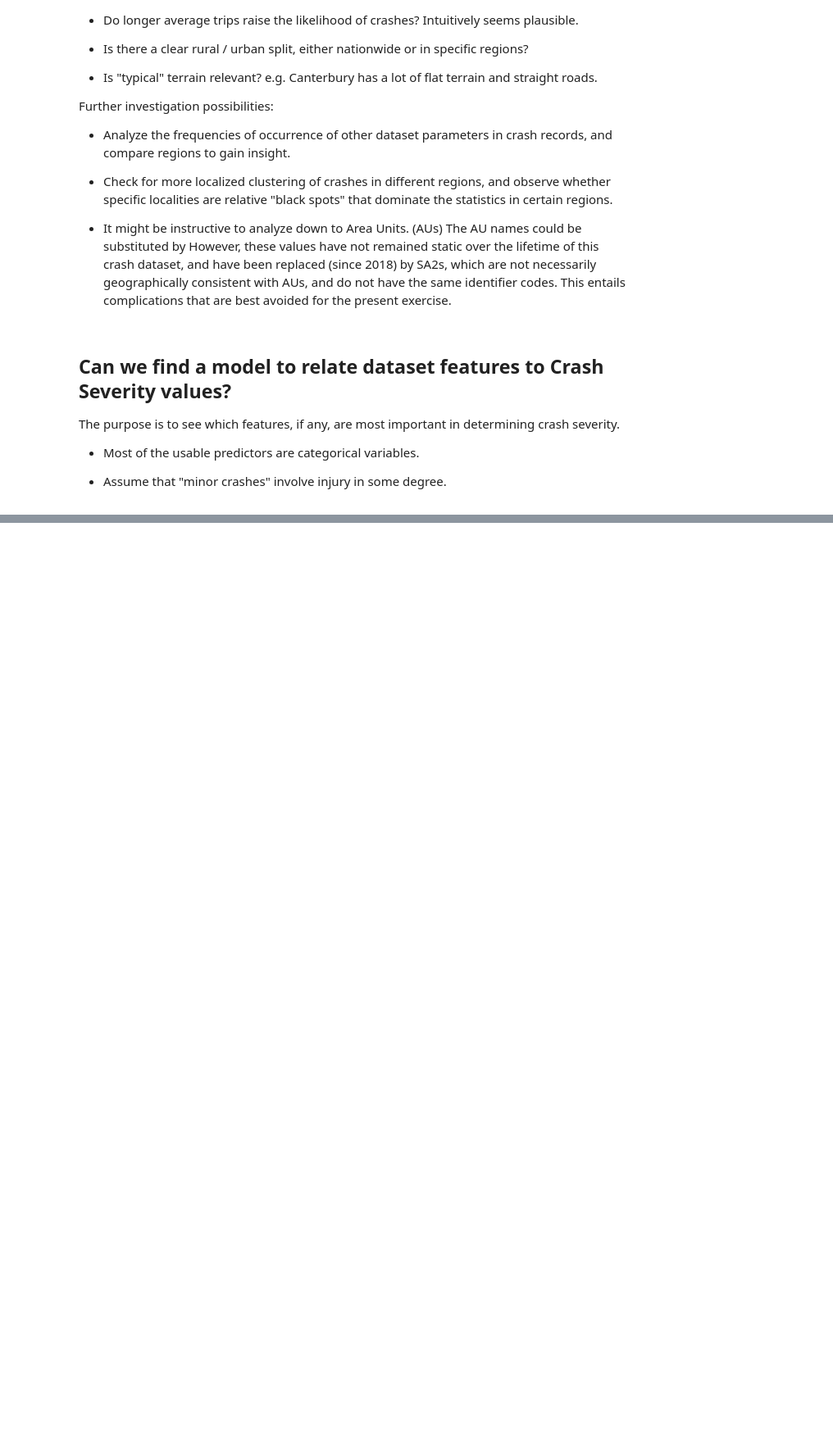
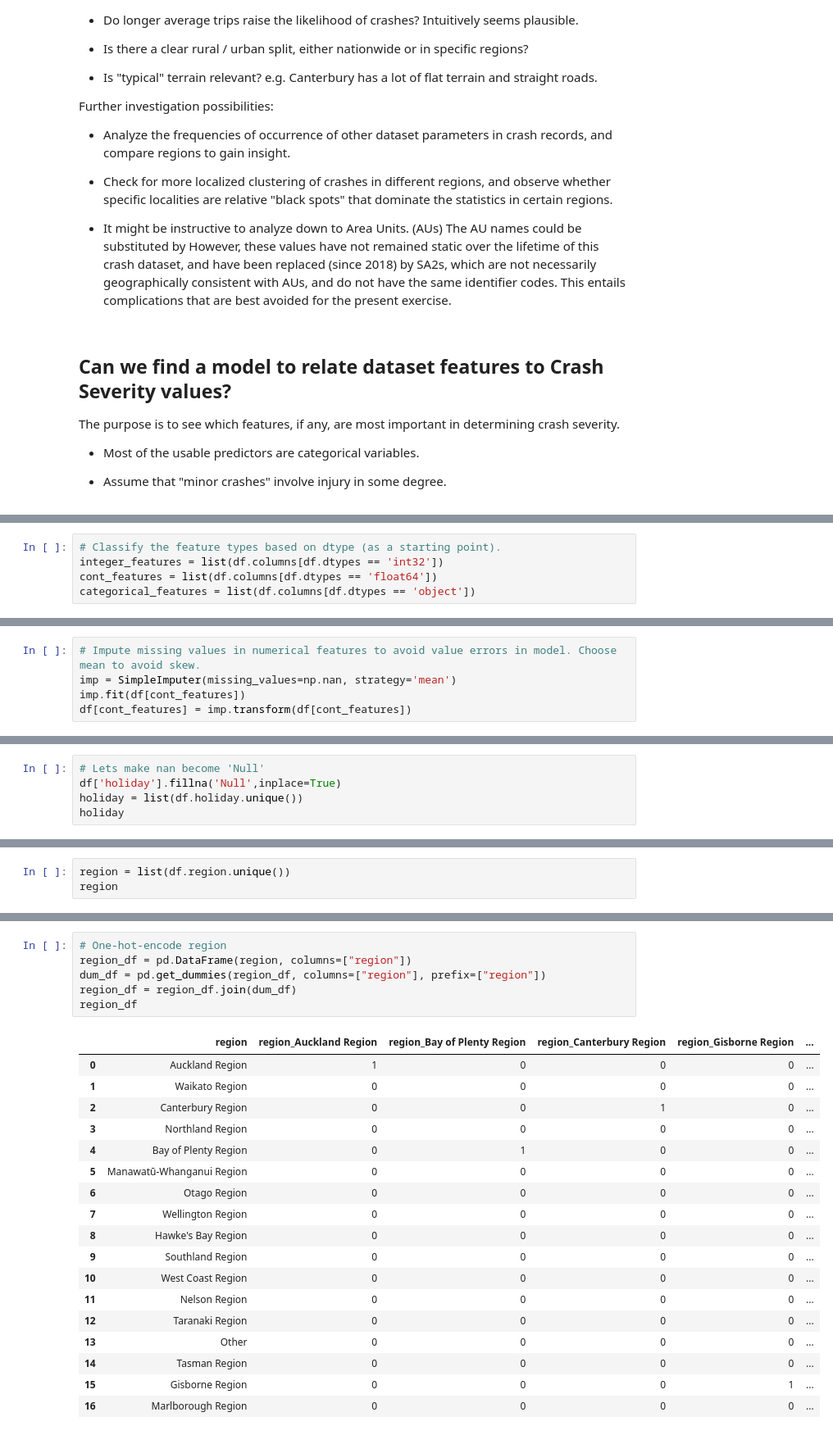
Before and after one commit to melancurion/Traffic_Data_Study, a Jupyter notebook: notebook/Traffic_Data_Analysis.ipynb, the cells around one changed output, grey strips where cells are left out. Shown at 82% size. Cells and saved outputs as stored; diff of their text form; blank space fills up the shorter version.

```diff
--- a/notebook/Traffic_Data_Analysis.ipynb
+++ b/notebook/Traffic_Data_Analysis.ipynb
@@ -615,0 +667,5 @@ drop_these = [
+# %%
+# Classify the feature types based on dtype (as a starting point).
+integer_features = list(df.columns[df.dtypes == 'int32'])
+cont_features = list(df.columns[df.dtypes == 'float64'])
+categorical_features = list(df.columns[df.dtypes == 'object'])
@@ -615,0 +715,5 @@ drop_these = [
+# %%
+# Impute missing values in numerical features to avoid value errors in model. Choose mean to avoid skew.
+imp = SimpleImputer(missing_values=np.nan, strategy='mean')
+imp.fit(df[cont_features])
+df[cont_features] = imp.transform(df[cont_features])
@@ -615,0 +740,5 @@ drop_these = [
+# %%
+# Lets make nan become 'Null'
+df['holiday'].fillna('Null',inplace=True)
+holiday = list(df.holiday.unique())
+holiday
@@ -615,0 +752,3 @@ drop_these = [
+# %%
+region = list(df.region.unique())
+region
@@ -615,0 +908,25 @@ drop_these = [
+# %%
+# One-hot-encode region
+region_df = pd.DataFrame(region, columns=["region"])
+dum_df = pd.get_dummies(region_df, columns=["region"], prefix=["region"])
+region_df = region_df.join(dum_df)
+region_df
+# %% [output]
+|  | region | region_Auckland Region | region_Bay of Plenty Region | region_Canterbury Region | region_Gisborne Region | ... |
+| 0 | Auckland Region | 1 | 0 | 0 | 0 | ... |
+| 1 | Waikato Region | 0 | 0 | 0 | 0 | ... |
+| 2 | Canterbury Region | 0 | 0 | 1 | 0 | ... |
+| 3 | Northland Region | 0 | 0 | 0 | 0 | ... |
+| 4 | Bay of Plenty Region | 0 | 1 | 0 | 0 | ... |
+| 5 | Manawatū-Whanganui Region | 0 | 0 | 0 | 0 | ... |
+| 6 | Otago Region | 0 | 0 | 0 | 0 | ... |
+| 7 | Wellington Region | 0 | 0 | 0 | 0 | ... |
+| 8 | Hawke's Bay Region | 0 | 0 | 0 | 0 | ... |
+| 9 | Southland Region | 0 | 0 | 0 | 0 | ... |
+| 10 | West Coast Region | 0 | 0 | 0 | 0 | ... |
+| 11 | Nelson Region | 0 | 0 | 0 | 0 | ... |
+| 12 | Taranaki Region | 0 | 0 | 0 | 0 | ... |
+| 13 | Other | 0 | 0 | 0 | 0 | ... |
+| 14 | Tasman Region | 0 | 0 | 0 | 0 | ... |
+| 15 | Gisborne Region | 0 | 0 | 0 | 1 | ... |
+| 16 | Marlborough Region | 0 | 0 | 0 | 0 | ... |
```
Also changed, not shown: parts of 84 cells of this notebook, 8 other files.
